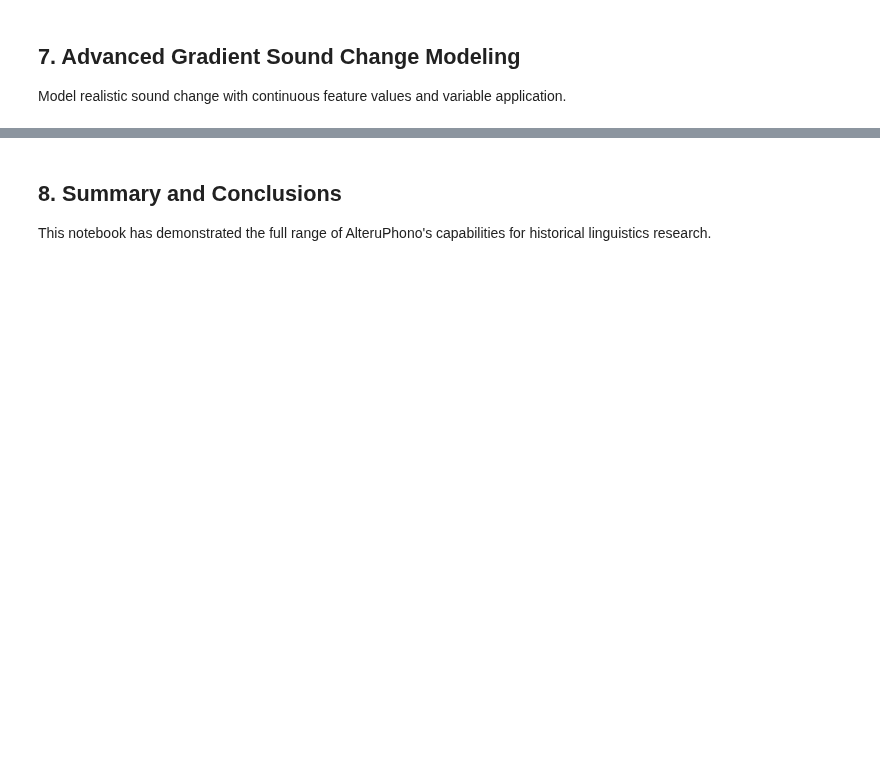
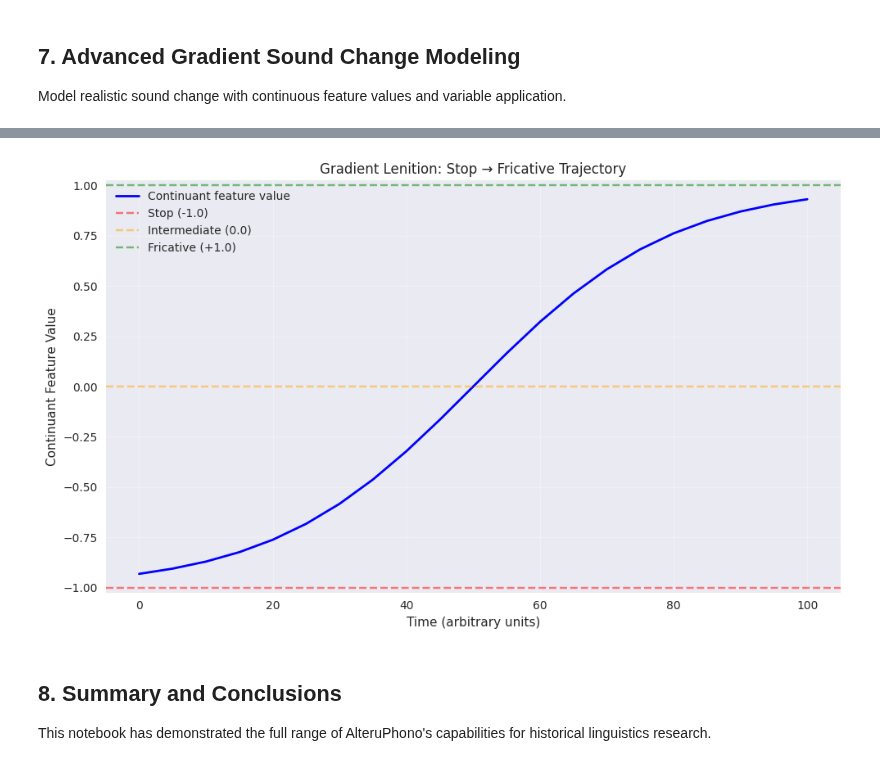
Before and after one commit to tresoldi/alteruphono, a Jupyter notebook: examples/historical_linguistics_demo.ipynb, the cells around one changed output, grey strips where cells are left out. Cells and saved outputs as stored; diff of their text form; code cells hidden in the pictures; blank space fills up the shorter version.

```diff
--- a/examples/historical_linguistics_demo.ipynb
+++ b/examples/historical_linguistics_demo.ipynb
@@ -822,0 +817,91 @@ plot_lenition_trajectory()
+# %%
+def model_realistic_lenition():
+    """Model realistic lenition process with gradient application."""
+    # Note: This requires advanced sound change engine features that may not be implemented yet
+    try:
+        engine = SoundChangeEngine(feature_system_name='unified_distinctive')
+
+        # Test words with intervocalic stops
+        test_words = [
+            ['a', 'p', 'a'],
+            ['e', 't', 'a'],
+            ['i', 'k', 'o']
+        ]
+
+        print("Gradient Lenition Process Simulation:")
+        print("=" * 40)
+
+        for word in test_words:
+            sounds = [Sound(grapheme=s, feature_system='unified_distinctive') for s in word]
+            original = ' '.join([s.grapheme() for s in sounds])
+
+            print(f"\nWord: {original}")
+
+            # Simple simulation without full engine (since advanced features may not be implemented)
+            if len(sounds) >= 3:  # Has intervocalic consonant
+                middle_consonant = sounds[1]
+
+                # Get original continuant value
+                orig_continuant = middle_consonant.get_feature_value('continuant') if middle_consonant.has_feature('continuant') else -1.0
+
+                # Simulate lenition stages
+                stages = [
+                    ("Initial", orig_continuant),
+                    ("Stage 1", min(orig_continuant + 0.3, 1.0)),
+                    ("Stage 2", min(orig_continuant + 0.6, 1.0)),
+                    ("Final", 1.0)
+                ]
+
+                for stage_name, continuant_val in stages:
+                    if continuant_val < 0.3:
+                        interpretation = "stop"
+                    elif continuant_val < 0.7:
+                        interpretation = "weakened stop / affricate"
+                    else:
+                        interpretation = "fricative"
+                    print(f"  {stage_name}: continuant = {continuant_val:.2f} ({interpretation})")
+            else:
+                print("  No intervocalic consonant for lenition")
+    except Exception as e:
+        print(f"Advanced lenition modeling failed: {e}")
+        print("This demonstrates the concept with simplified simulation.")
+
+        # Fallback simple demonstration
+        print("\nSimplified Lenition Demonstration:")
+        print("=" * 35)
+        print("Intervocalic stops typically undergo lenition:")
+        print("  /p/ → [β] → [v] → [w] → Ø")
+        print("  /t/ → [ð] → [r] → [j] → Ø")
+        print("  /k/ → [γ] → [ɣ] → [j] → Ø")
+
+model_realistic_lenition()
+
+# Visualize lenition trajectory
+def plot_lenition_trajectory():
+    """Plot the trajectory of lenition over time."""
+    # Simulate lenition progress over time
+    time_steps = np.linspace(0, 100, 21)  # 0 to 100 years
+    continuant_values = []
+
+    for t in time_steps:
+        # Sigmoid-like progression
+        progress = 1 / (1 + np.exp(-(t - 50) / 15))
+        continuant_val = -1.0 + 2.0 * progress  # Scale from -1 to +1
+        continuant_values.append(continuant_val)
+
+    plt.figure(figsize=(10, 6))
+    plt.plot(time_steps, continuant_values, 'b-', linewidth=2, label='Continuant feature value')
+    plt.axhline(y=-1, color='r', linestyle='--', alpha=0.5, label='Stop (-1.0)')
+    plt.axhline(y=0, color='orange', linestyle='--', alpha=0.5, label='Intermediate (0.0)')
+    plt.axhline(y=1, color='g', linestyle='--', alpha=0.5, label='Fricative (+1.0)')
+
+    plt.xlabel('Time (arbitrary units)')
+    plt.ylabel('Continuant Feature Value')
+    plt.title('Gradient Lenition: Stop → Fricative Trajectory')
+    plt.legend()
+    plt.grid(True, alpha=0.3)
+    plt.tight_layout()
+    plt.show()
+
+plot_lenition_trajectory()
+# %% [output]
@@ -823,3 +928,4 @@ plot_lenition_trajectory()
+[figure, added]
 # %% [markdown]
 ## 8. Summary and Conclusions
 
```
Also changed, not shown: parts of 12 cells of this notebook.
